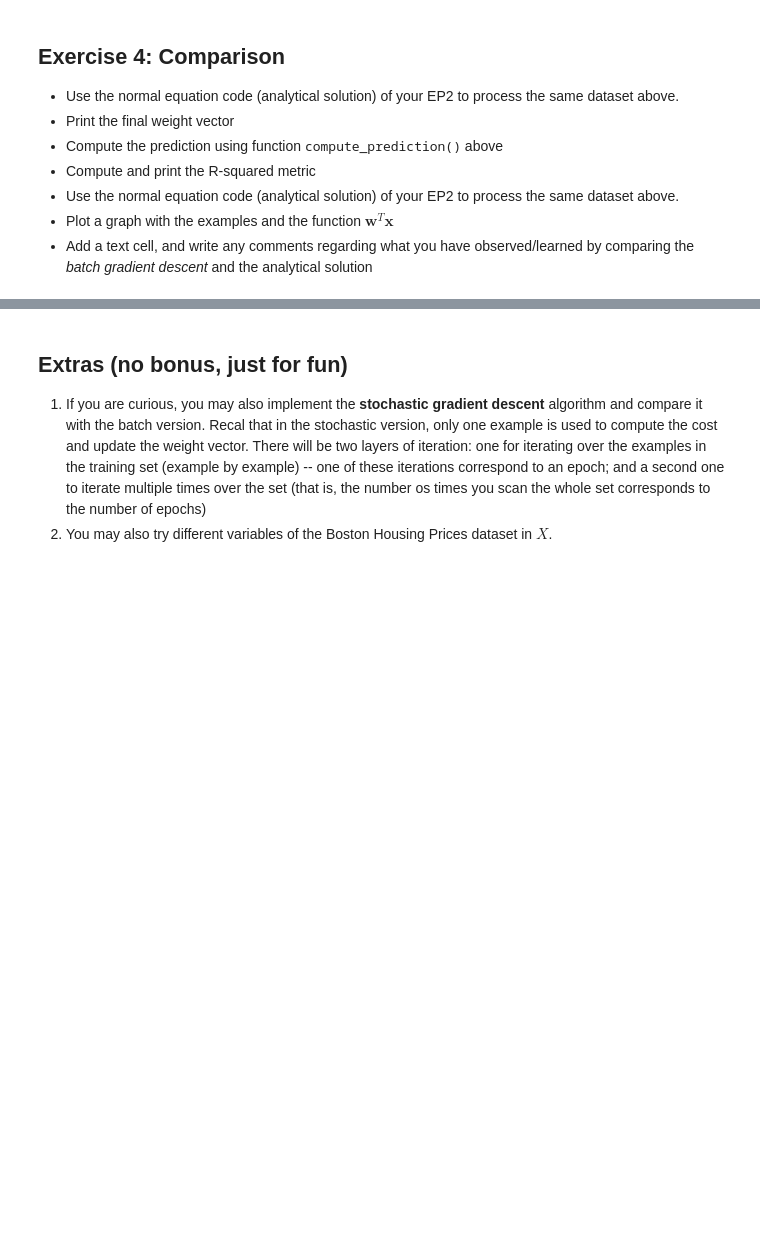
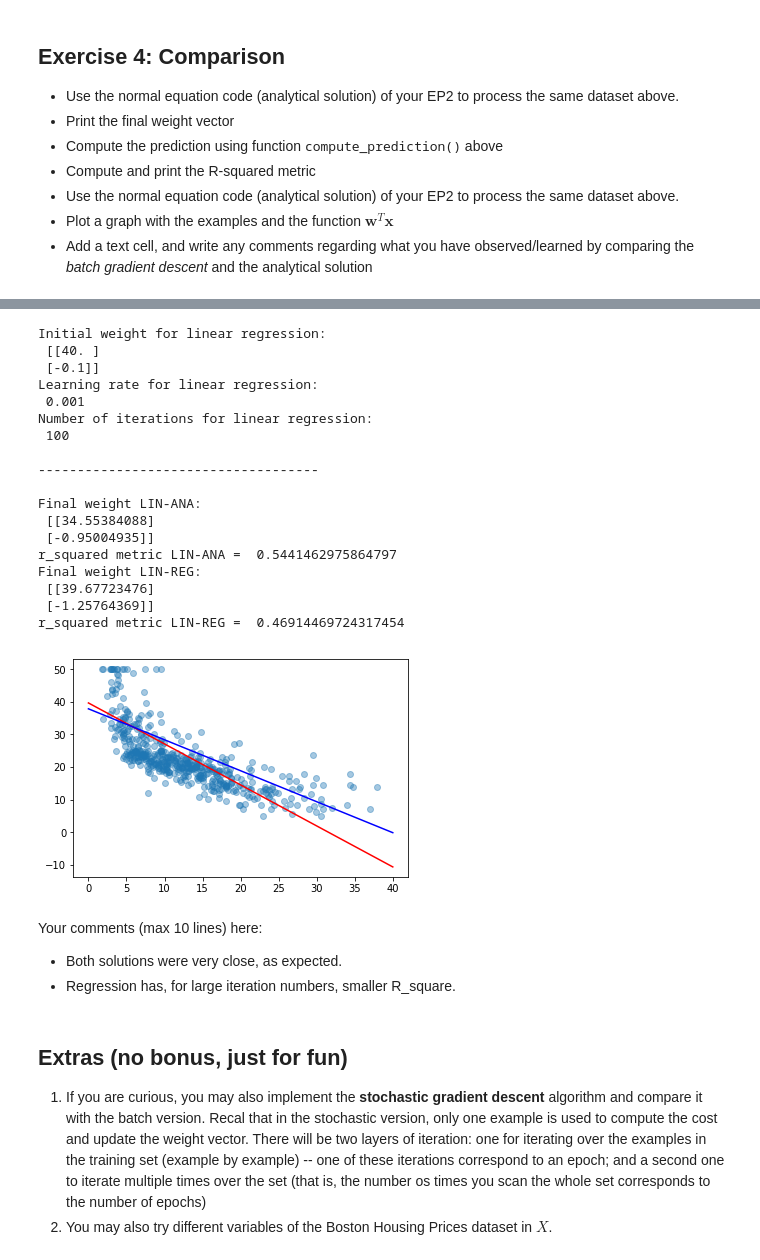
Before and after one commit to MLaurentys/NinthSemester, a Jupyter notebook: MAC0460/pe03/ep03_linreg_GD.ipynb, the cells around one changed output, grey strips where cells are left out. Drawn from its saved outputs; the diff is of its cells as text; code cells hidden in the pictures; blank space fills up the shorter version.

```diff
--- a/MAC0460/pe03/ep03_linreg_GD.ipynb
+++ b/MAC0460/pe03/ep03_linreg_GD.ipynb
@@ -323,6 +303,7 @@ R squared =  0.8645989331548779
 - Plot a graph with the examples and the function $\mathbf{w}^T\mathbf{x}$
 - Add a text cell, and write any comments regarding what you have observed/learned by comparing the *batch gradient descent* and the analytical solution
 # %%
+# edited from pe02
 def normal_equation_weights(X, y):
     """
     Calculates the weights of a linear function using the normal equation method.
@@ -333,11 +314,16 @@ def normal_equation_weights(X, y):
     :param y: regression targets
     :type y: np.ndarray(shape=(N, 1))
     :return: weight vector
-    :rtype: np.ndarray(shape=(1+d, 1))
+    :rtype: np.ndarray(shape=(d+1, 1))
     """
 
     # START OF YOUR CODE:
-    raise NotImplementedError("Function normal_equation_weights() is not implemented")
+    Y = add_feature_ones(X)
+    YT = Y.T
+    Yaux = np.matmul(YT, Y)
+    Yc = np.matmul(np.linalg.inv(Yaux), YT)
+    w = np.matmul(Yc, y)
+    w = np.array([[w[0][0]], [w[1][0]]])
     # END YOUR CODE
 
     return w
@@ -348,3 +372,59 @@ Your comments (max 10 lines) here
+# %%
+# Code to run and show results of the analytical solution
+learning_rate = 0.001
+iterations = 100
+initial_w = np.array([[40.0], [-0.1]])
+print("Initial weight for linear regression: \n", initial_w)
+print("Learning rate for linear regression: \n", learning_rate)
+print("Number of iterations for linear regression: \n", iterations)
+print("\n------------------------------------\n")
+
+w_ANA = normal_equation_weights(X, y)
+w_REG, cost_history = batch_gradient_descent(X, y, initial_w, \
+                                         learning_rate, iterations)
+
+print("Final weight LIN-ANA:\n", w_ANA)
+pred_ANA = Xe @ w_ANA
+r_2 = r_squared(y, pred_ANA)
+print("r_squared metric LIN-ANA = ", r_2)
+
+print("Final weight LIN-REG:\n", w_REG)
+pred_REG = Xe @ w_REG
+r_2 = r_squared(y, pred_REG)
+print("r_squared metric LIN-REG = ", r_2)
+
+plt.scatter(X[:,0], y, alpha=0.4)
+x_plot = np.linspace(0, 40, 100)
+y_reg = w_REG[1]*x_plot + w_REG[0]
+plt.plot(x_plot, y_reg, c='r')
+y_ana = w_ANA[1]*x_plot + w[0]
+plt.plot(x_plot, y_ana, c='b')
+plt.show()
+# %% [output]
+Initial weight for linear regression:
+ [[40. ]
+ [-0.1]]
+Learning rate for linear regression:
+ 0.001
+Number of iterations for linear regression:
+ 100
+
+------------------------------------
+
+Final weight LIN-ANA:
+ [[34.55384088]
+ [-0.95004935]]
+r_squared metric LIN-ANA =  0.5441462975864797
+Final weight LIN-REG:
+ [[39.67723476]
+ [-1.25764369]]
+r_squared metric LIN-REG =  0.46914469724317454
+[figure, added]
+# %% [markdown]
+Your comments (max 10 lines) here:
+
+- Both solutions were very close, as expected.
+- Regression has, for large iteration numbers, smaller R_square.
 # %% [markdown]
 ## Extras (no bonus, just for fun)
 
```
Also changed, not shown: parts of 10 cells of this notebook, 9 other files.
